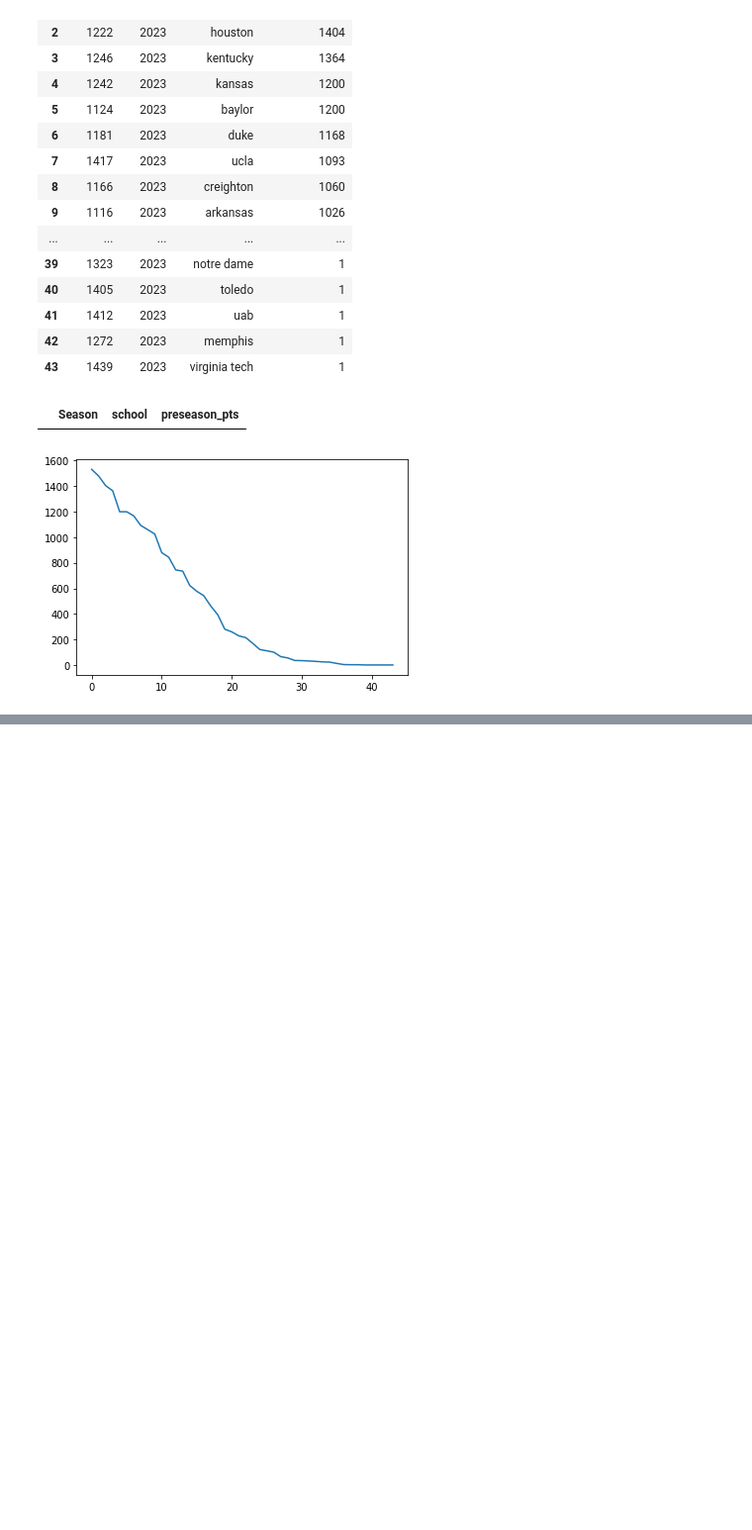
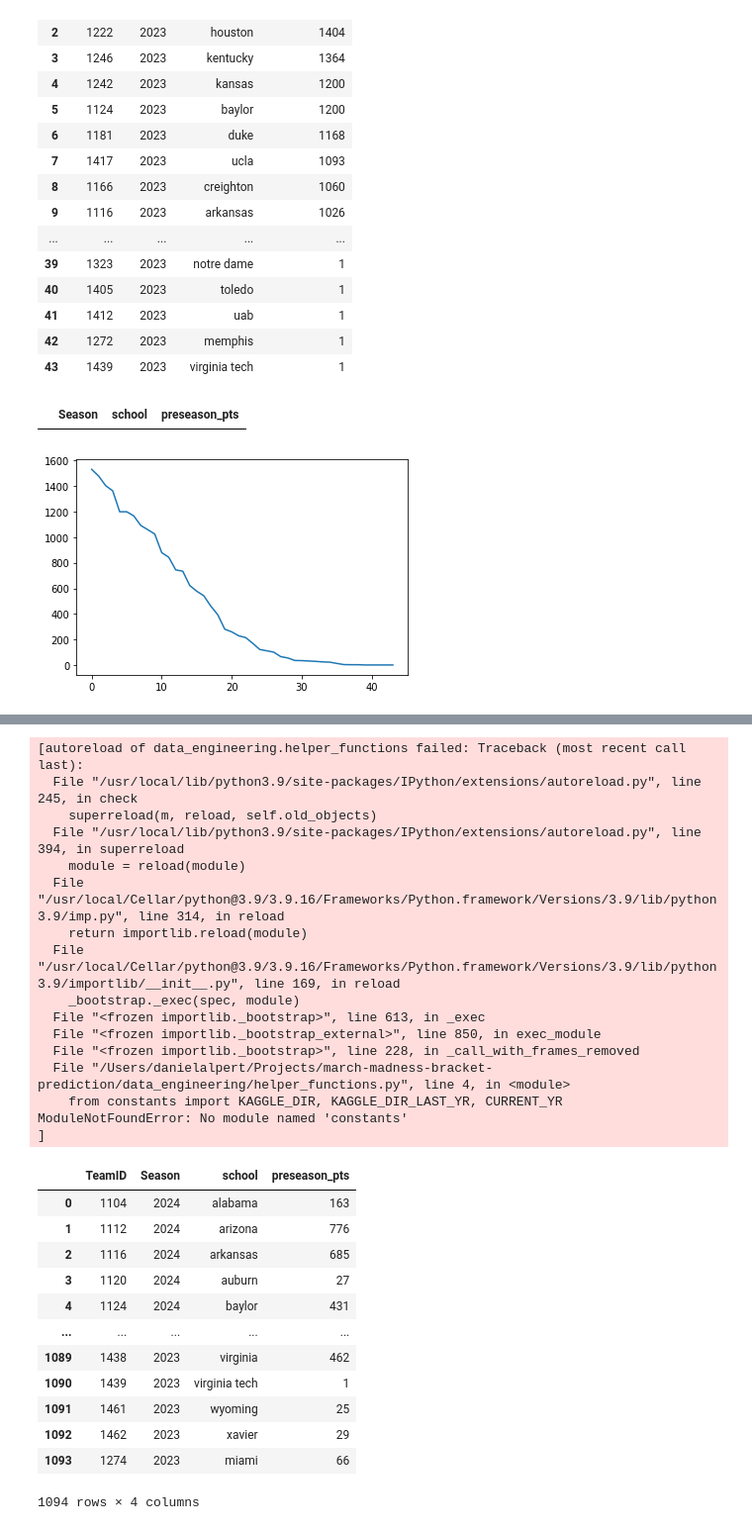
Before and after one commit to dylanfarrell/march-madness-bracket-prediction, a Jupyter notebook: preseason_top_25_scrape.ipynb, the cells around one changed output, grey strips where cells are left out. Shown: that part at 99% size. Drawn from its saved outputs; the diff is of its cells as text; code cells hidden in the pictures; blank space fills up the shorter version.

Commit message:
add preseason scrape notebook

```diff
--- a/preseason_top_25_scrape.ipynb
+++ b/preseason_top_25_scrape.ipynb
@@ -107,0 +193,32 @@ preseason_joined.to_csv(f'{GENERATED_DIR}/preseason_rankings.csv', index=False)
+# %%
+pd.read_csv(f"{GENERATED_DIR}/preseason_rankings.csv")
+# %% [output]
+[autoreload of data_engineering.helper_functions failed: Traceback (most recent call last):
+  File "/usr/local/lib/python3.9/site-packages/IPython/extensions/autoreload.py", line 245, in check
+    superreload(m, reload, self.old_objects)
+  File "/usr/local/lib/python3.9/site-packages/IPython/extensions/autoreload.py", line 394, in superreload
+    module = reload(module)
+  File "/usr/local/Cellar/python@3.9/3.9.16/Frameworks/Python.framework/Versions/3.9/lib/python3.9/imp.py", line 314, in reload
+    return importlib.reload(module)
+  File "/usr/local/Cellar/python@3.9/3.9.16/Frameworks/Python.framework/Versions/3.9/lib/python3.9/importlib/__init__.py", line 169, in reload
+    _bootstrap._exec(spec, module)
+  File "<frozen importlib._bootstrap>", line 613, in _exec
+  File "<frozen importlib._bootstrap_external>", line 850, in exec_module
+  File "<frozen importlib._bootstrap>", line 228, in _call_with_frames_removed
+  File "/Users/danielalpert/Projects/march-madness-bracket-prediction/data_engineering/helper_functions.py", line 4, in <module>
+    from constants import KAGGLE_DIR, KAGGLE_DIR_LAST_YR, CURRENT_YR
+ModuleNotFoundError: No module named 'constants'
+]
+|  | TeamID | Season | school | preseason_pts |
+| 0 | 1104 | 2024 | alabama | 163 |
+| 1 | 1112 | 2024 | arizona | 776 |
+| 2 | 1116 | 2024 | arkansas | 685 |
+| 3 | 1120 | 2024 | auburn | 27 |
+| 4 | 1124 | 2024 | baylor | 431 |
+| ... | ... | ... | ... | ... |
+| 1089 | 1438 | 2023 | virginia | 462 |
+| 1090 | 1439 | 2023 | virginia tech | 1 |
+| 1091 | 1461 | 2023 | wyoming | 25 |
+| 1092 | 1462 | 2023 | xavier | 29 |
+| 1093 | 1274 | 2023 | miami | 66 |
+1094 rows × 4 columns
```
Also changed, not shown: parts of 11 cells of this notebook.
